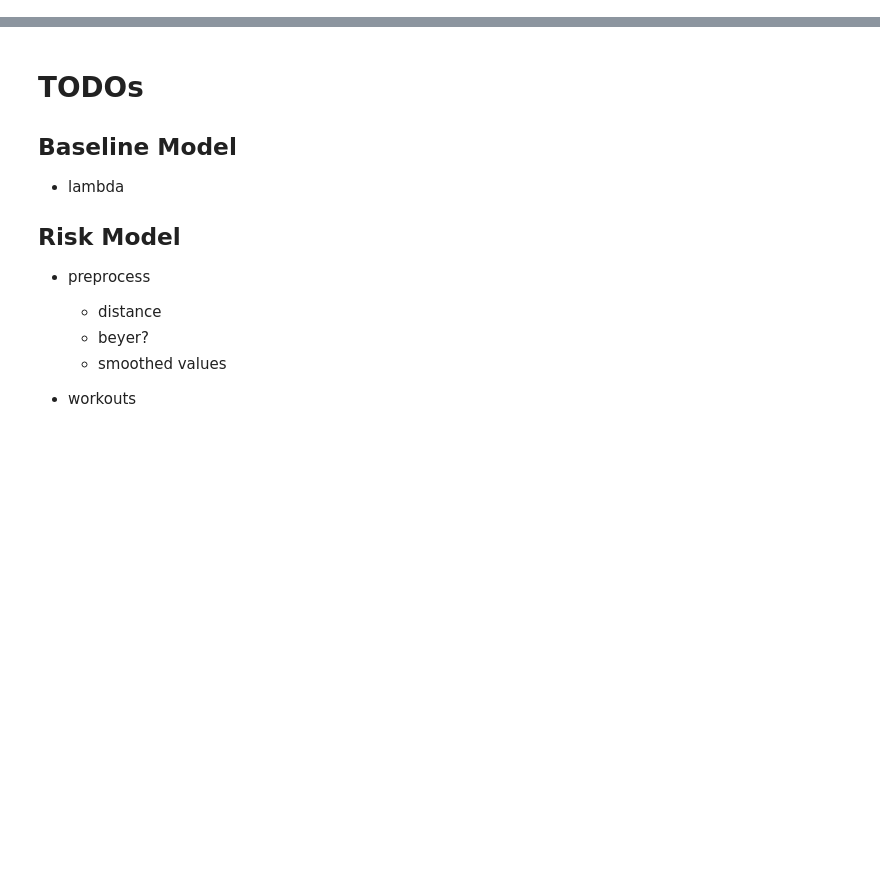
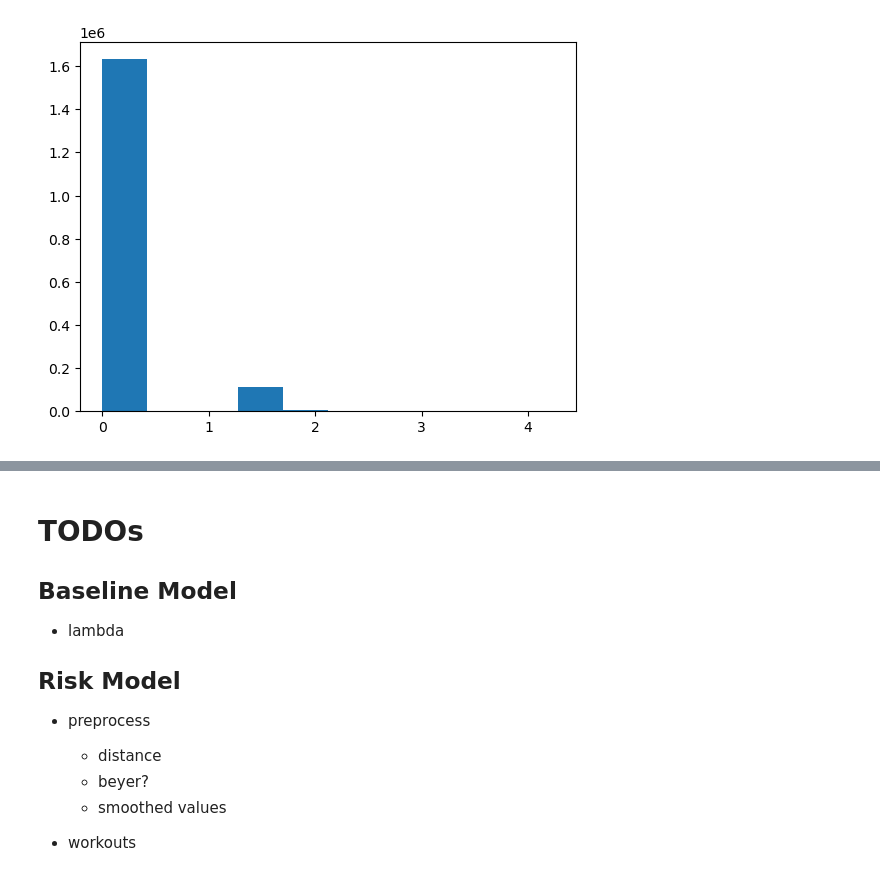
Before and after one commit to jhull40/hisa-trainer-injury, a Jupyter notebook: src/testing.ipynb, the cells around one changed output, grey strips where cells are left out. Drawn from its saved outputs; the diff is of its cells as text; code cells hidden in the pictures; blank space fills up the shorter version.

```diff
--- a/src/testing.ipynb
+++ b/src/testing.ipynb
@@ -4,0 +117,10 @@ import matplotlib.pyplot as plt
+# %%
+
+DNF_RATIO = 1.708373
+VET_SCRATCH_RATIO = 1.353912
+BADLY_BEATEN_RATIO = 1.395314
+BREAKDOWN_RATIO = 2.527195
+# %%
+df['target'] = df['dnf'] * DNF_RATIO + df['vet_scratched'] * VET_SCRATCH_RATIO + df['badly_beaten'] * BADLY_BEATEN_RATIO + df['breakdown'] * BREAKDOWN_RATIO
+df['target_binary'] = np.clip(df['target'], 0, 1)
+df.head(2)
@@ -4,0 +132,5 @@ import matplotlib.pyplot as plt
+# %%
+plt.hist(df['target'])
+plt.show()
+# %% [output]
+[figure, added]
```
Also changed, not shown: parts of 32 cells of this notebook, 36 other files.
